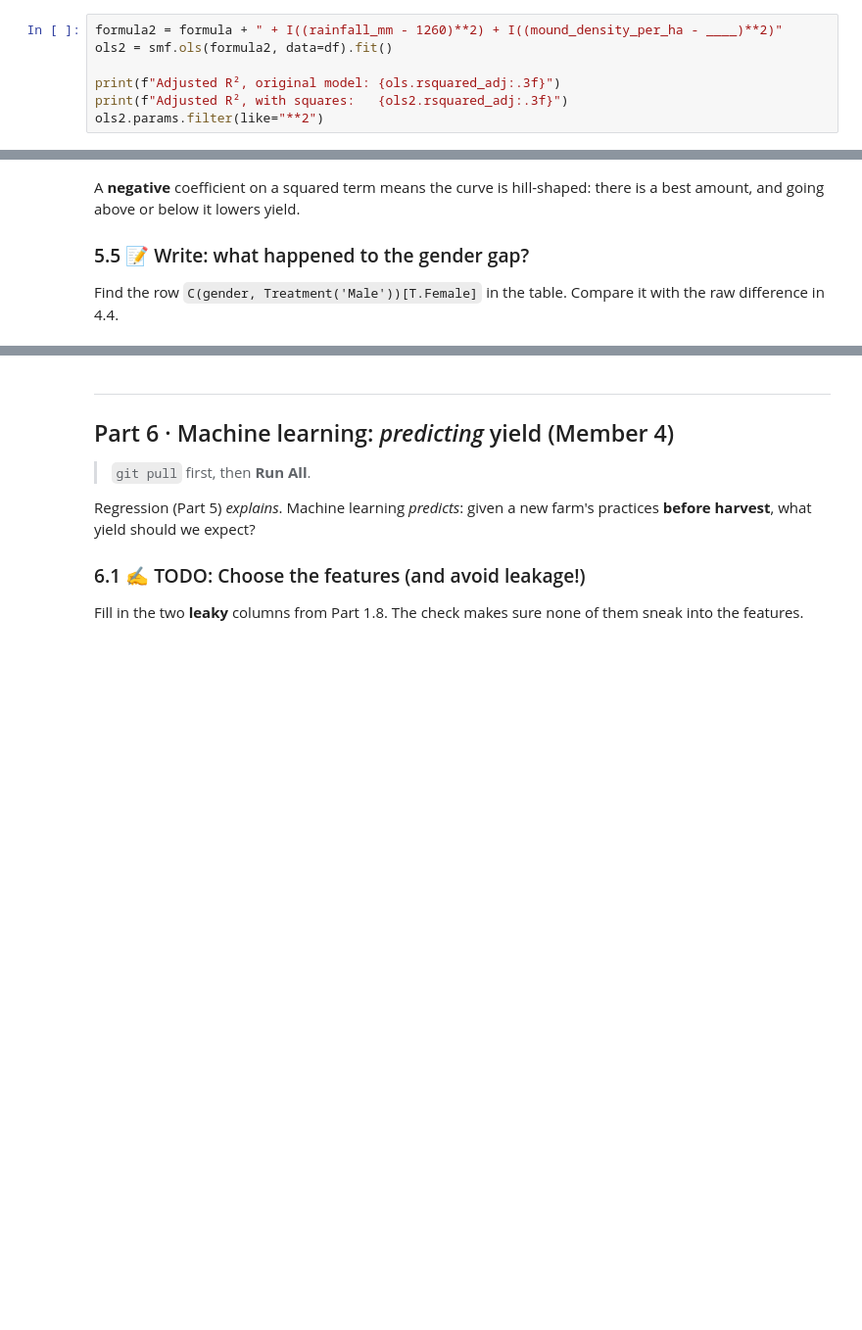
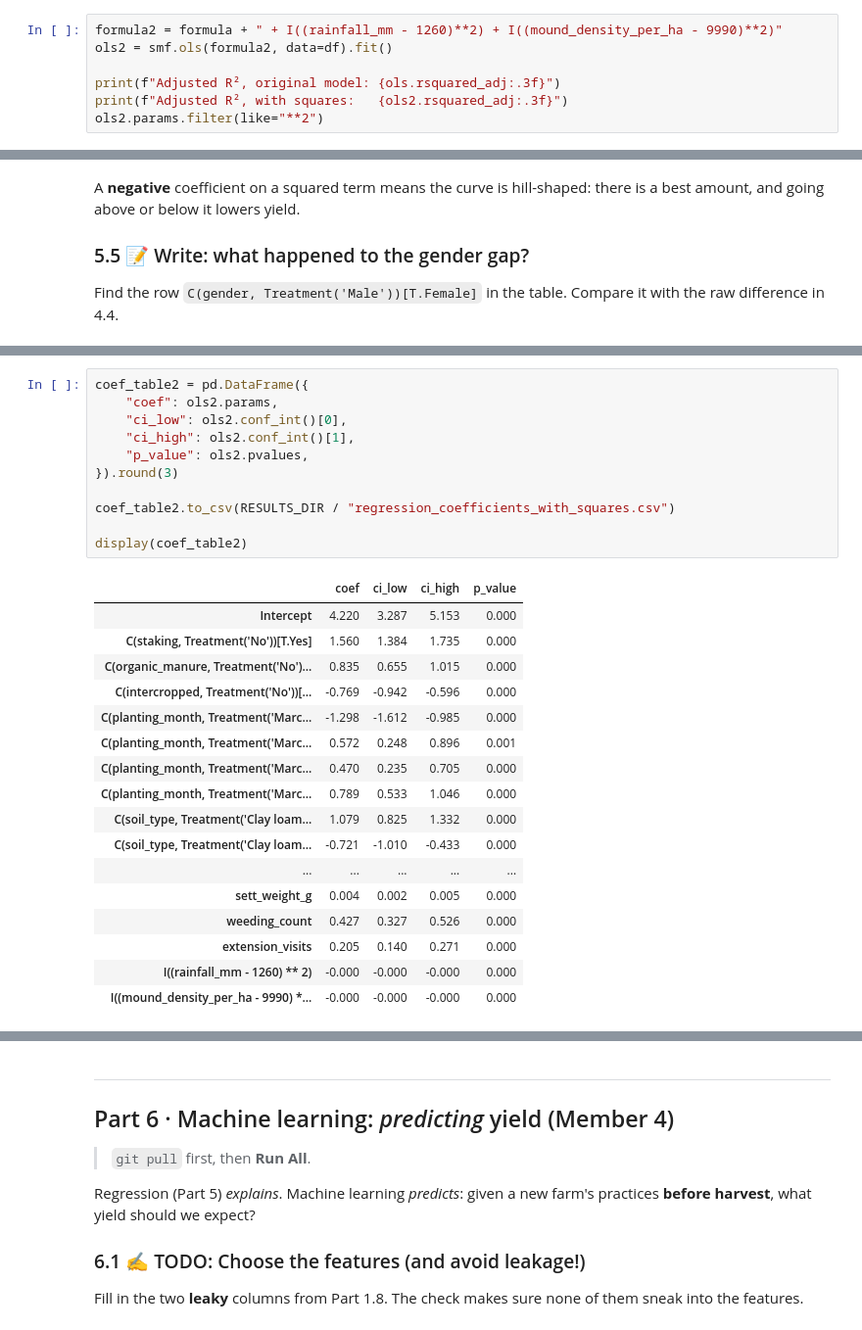
Before and after one commit to Emmasun1013/nsuk-ds-group-05, a Jupyter notebook: notebooks/group_project.ipynb, the cells around one changed output, grey strips where cells are left out. Shown at 98% size. Saved outputs shown, nothing was run; the diff lists cells and outputs as text; blank space fills up the shorter version.

```diff
--- a/notebooks/group_project.ipynb
+++ b/notebooks/group_project.ipynb
@@ -1513,5 +1650,5 @@ We centre them first (subtract a typical value) so the numbers stay readable. Do
 # %%
-formula2 = formula + " + I((rainfall_mm - 1260)**2) + I((mound_density_per_ha - ____)**2)"
+formula2 = formula + " + I((rainfall_mm - 1260)**2) + I((mound_density_per_ha - 9990)**2)"
 ols2 = smf.ols(formula2, data=df).fit()
 
 print(f"Adjusted R², original model: {ols.rsquared_adj:.3f}")
@@ -1565,3 +1742,32 @@ overstate causation ("staking *causes*..."). Fix any mistakes before using it in
 
 ### 💾 Member 3: commit and pass the baton
 `git add .` → `git commit -m "Parts 4-5: hypothesis tests and regression"` → `git push` → tell Member 4.
+# %%
+coef_table2 = pd.DataFrame({
+    "coef": ols2.params,
+    "ci_low": ols2.conf_int()[0],
+    "ci_high": ols2.conf_int()[1],
+    "p_value": ols2.pvalues,
+}).round(3)
+
+coef_table2.to_csv(RESULTS_DIR / "regression_coefficients_with_squares.csv")
+
+display(coef_table2)
+# %% [output]
+|  | coef | ci_low | ci_high | p_value |
+| Intercept | 4.220 | 3.287 | 5.153 | 0.000 |
+| C(staking, Treatment('No'))[T.Yes] | 1.560 | 1.384 | 1.735 | 0.000 |
+| C(organic_manure, Treatment('No')... | 0.835 | 0.655 | 1.015 | 0.000 |
+| C(intercropped, Treatment('No'))[... | -0.769 | -0.942 | -0.596 | 0.000 |
+| C(planting_month, Treatment('Marc... | -1.298 | -1.612 | -0.985 | 0.000 |
+| C(planting_month, Treatment('Marc... | 0.572 | 0.248 | 0.896 | 0.001 |
+| C(planting_month, Treatment('Marc... | 0.470 | 0.235 | 0.705 | 0.000 |
+| C(planting_month, Treatment('Marc... | 0.789 | 0.533 | 1.046 | 0.000 |
+| C(soil_type, Treatment('Clay loam... | 1.079 | 0.825 | 1.332 | 0.000 |
+| C(soil_type, Treatment('Clay loam... | -0.721 | -1.010 | -0.433 | 0.000 |
+| ... | ... | ... | ... | ... |
+| sett_weight_g | 0.004 | 0.002 | 0.005 | 0.000 |
+| weeding_count | 0.427 | 0.327 | 0.526 | 0.000 |
+| extension_visits | 0.205 | 0.140 | 0.271 | 0.000 |
+| I((rainfall_mm - 1260) ** 2) | -0.000 | -0.000 | -0.000 | 0.000 |
+| I((mound_density_per_ha - 9990) *... | -0.000 | -0.000 | -0.000 | 0.000 |
```
Also changed, not shown: parts of 52 cells of this notebook, 4 other files.
